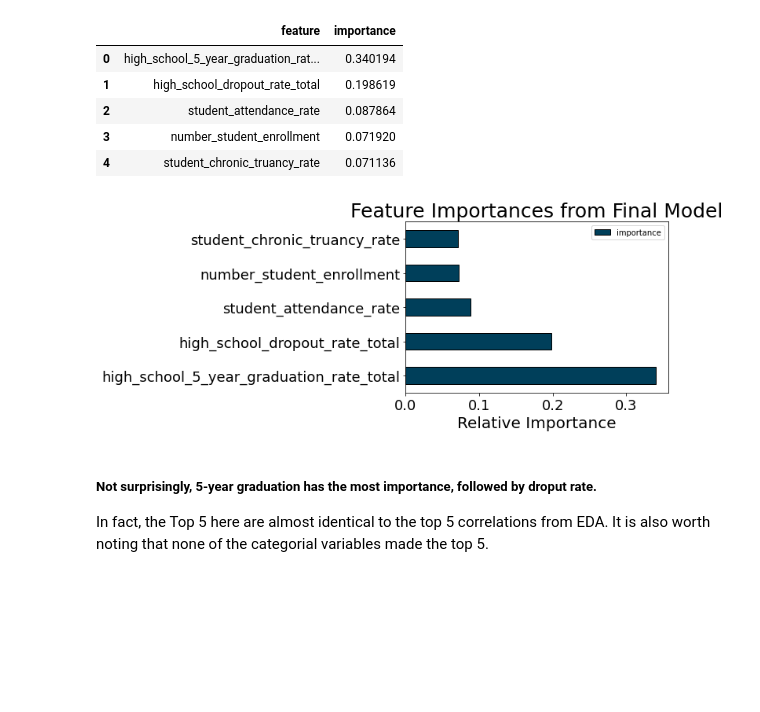
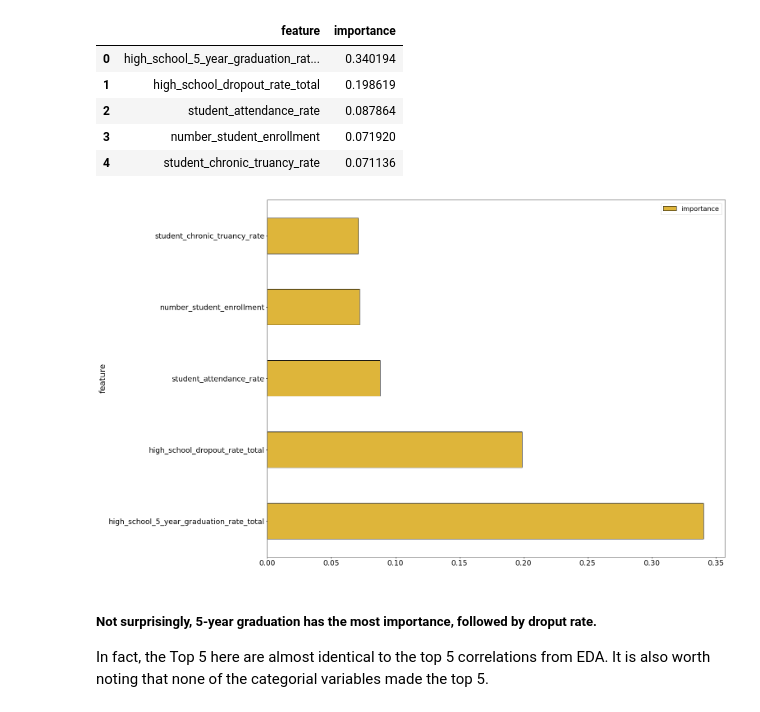
Before and after one commit to dannmorr/predicting-ibse-graduation-rate, a Jupyter notebook: notebooks/exploratory/02_models.ipynb, the cells around one changed output. Saved outputs shown, nothing was run; the diff lists cells and outputs as text; code cells hidden in the pictures; blank space fills up the shorter version.

```diff
--- a/notebooks/exploratory/02_models.ipynb
+++ b/notebooks/exploratory/02_models.ipynb
@@ -491,14 +505,14 @@ feature_results.head()
 # %%
 # Plot the  most important features in a horizontal bar chart
 feature_results.loc[:4, :].plot(x = 'feature', y = 'importance',
                                  edgecolor = 'k',
-                                 kind='barh', color = '#003f5a');
-plt.xlabel('Relative Importance'); plt.ylabel('')
-plt.title('Feature Importances from Final Model')
+                                 kind='barh', color = '#deb53a');
+#plt.xlabel('Relative Importance'); plt.ylabel('Feature')
+#plt.title('Feature Importances from Final Model')
 plt.savefig('../../reports/figures/feature_importance.png')
 plt.show();
 # %% [output]
-[figure, old version]
+[figure, new version]
 # %% [markdown]
 ##### Not surprisingly, 5-year graduation has the most importance, followed by droput rate.
 In fact, the Top 5 here are almost identical to the top 5 correlations from EDA.
```
Also changed, not shown: parts of 18 cells of this notebook, 9 other files.
